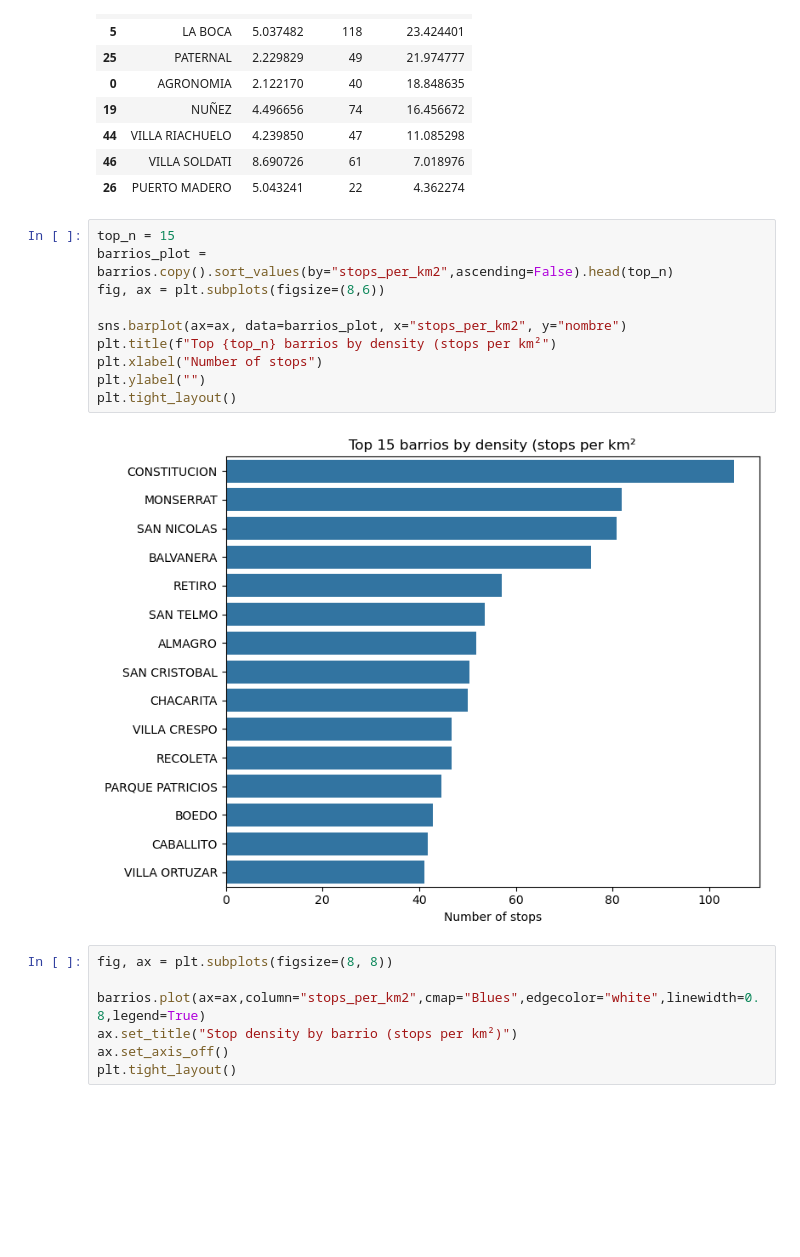
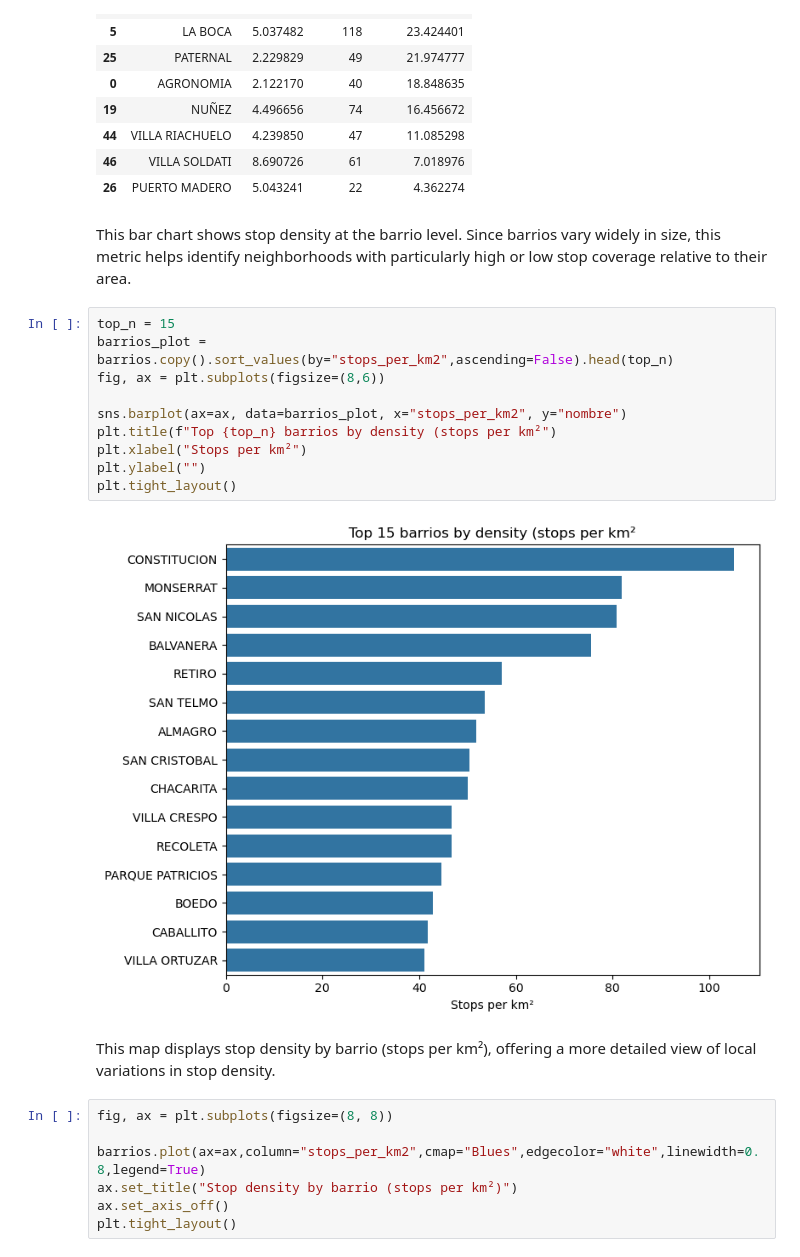
Before and after one commit to FacundoBerthet/caba-public-transport-analysis, a Jupyter notebook: notebooks/02_EDA_bus_stops.ipynb, the cells around one changed output. Cells and saved outputs as stored; diff of their text form; blank space fills up the shorter version.

```diff
--- a/notebooks/02_EDA_bus_stops.ipynb
+++ b/notebooks/02_EDA_bus_stops.ipynb
@@ -518,18 +524,22 @@ barrios["stops_per_km2"] = barrios["n_stops"] / barrios["area_km2"]
 | 44 | VILLA RIACHUELO | 4.239850 | 47 | 11.085298 |
 | 46 | VILLA SOLDATI | 8.690726 | 61 | 7.018976 |
 | 26 | PUERTO MADERO | 5.043241 | 22 | 4.362274 |
+# %% [markdown]
+This bar chart shows stop density at the barrio level. Since barrios vary widely in size, this metric helps identify neighborhoods with particularly high or low stop coverage relative to their area.
 # %%
 top_n = 15
 barrios_plot = barrios.copy().sort_values(by="stops_per_km2",ascending=False).head(top_n)
 fig, ax = plt.subplots(figsize=(8,6))
 
 sns.barplot(ax=ax, data=barrios_plot, x="stops_per_km2", y="nombre")
 plt.title(f"Top {top_n} barrios by density (stops per km²")
-plt.xlabel("Number of stops")
+plt.xlabel("Stops per km²")
 plt.ylabel("")
 plt.tight_layout()
 # %% [output]
-[figure, old version]
+[figure, new version]
+# %% [markdown]
+This map displays stop density by barrio (stops per km²), offering a more detailed view of local variations in stop density.
 # %%
 fig, ax = plt.subplots(figsize=(8, 8))
 
```
Also changed, not shown: parts of 22 cells of this notebook.
